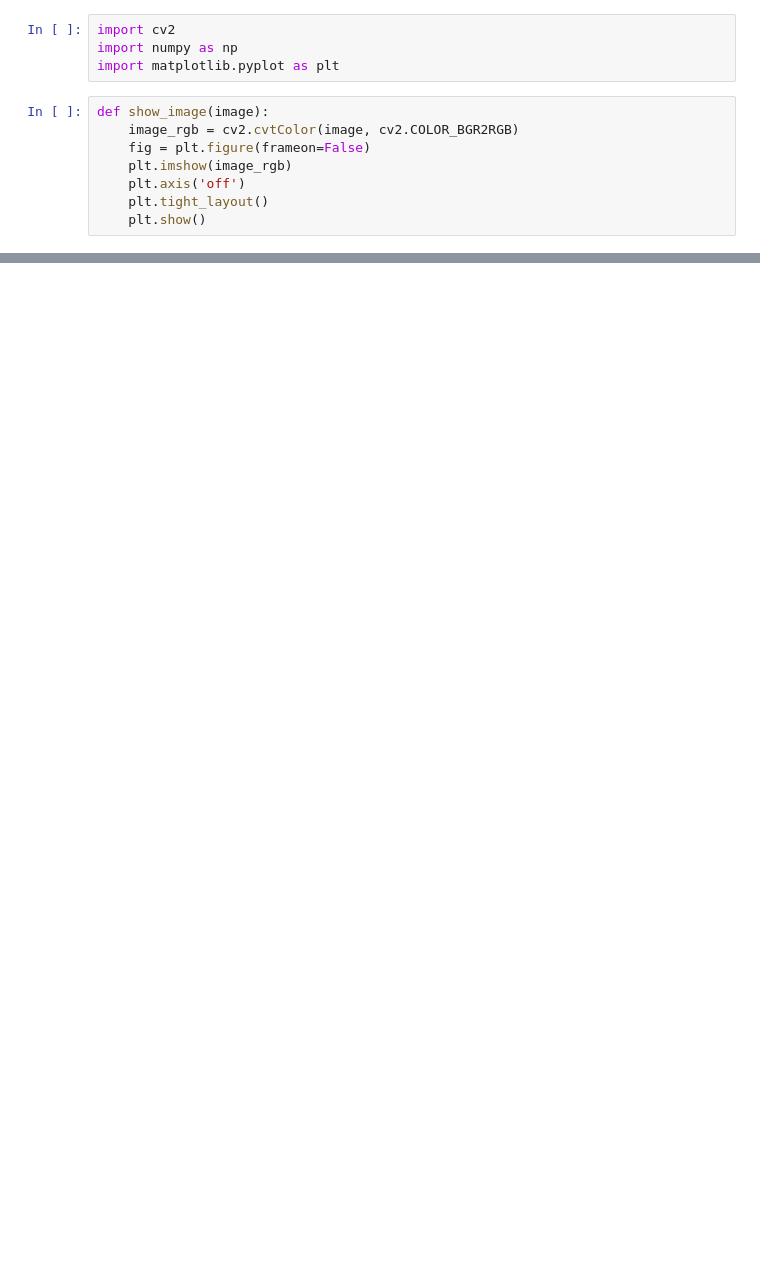
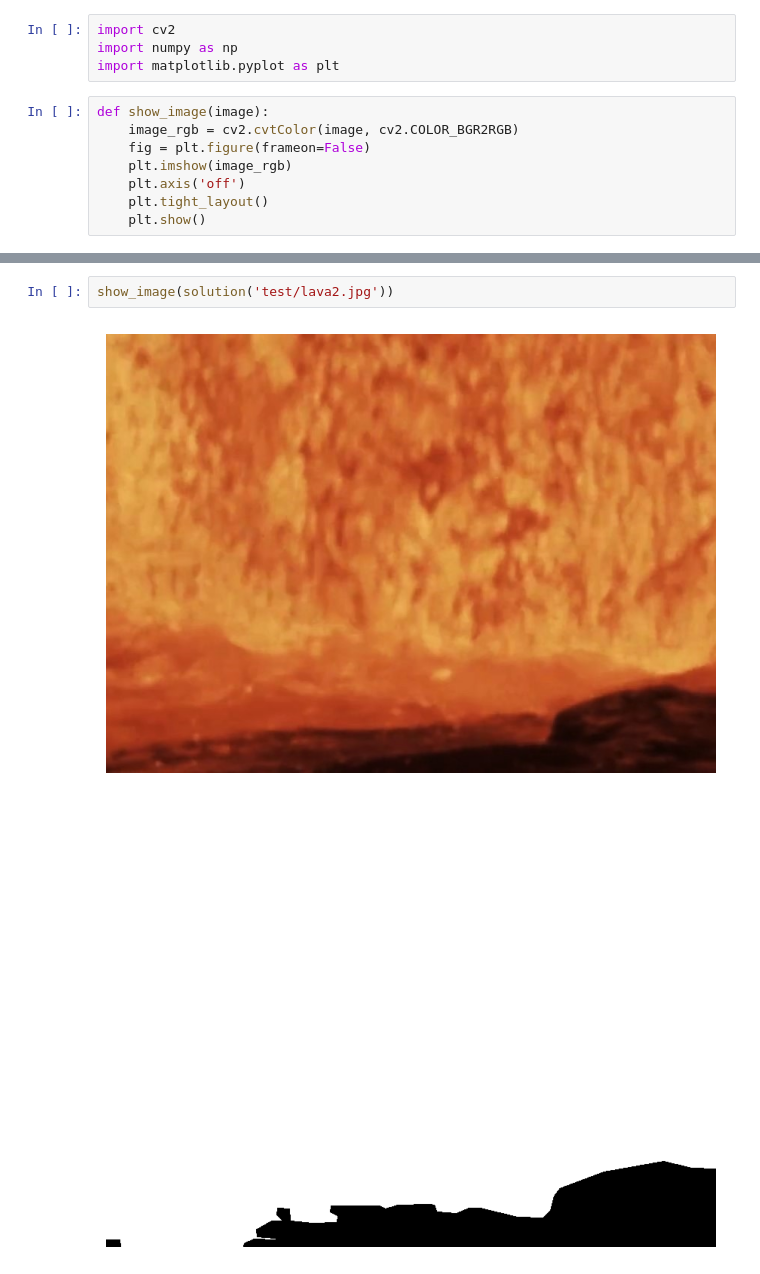
Before and after one commit to Raaghav-Arya/EE604-Assginments, a Jupyter notebook: Assignment-2/Q1/Q1_Jupyter.ipynb, the cells around one changed output, grey strips where cells are left out. Saved outputs shown, nothing was run; the diff lists cells and outputs as text; blank space fills up the shorter version.

```diff
--- a/Assignment-2/Q1/Q1_Jupyter.ipynb
+++ b/Assignment-2/Q1/Q1_Jupyter.ipynb
@@ -34,3 +92,8 @@ def solution(image_path):
+# %%
+show_image(solution('test/lava2.jpg'))
+# %% [output]
+[figure, added]
+[figure, added]
 # %%
 show_image(solution('test/lava20.jpg'))
 # %% [output]
```
Also changed, not shown: parts of 8 cells of this notebook, 1 other file.
